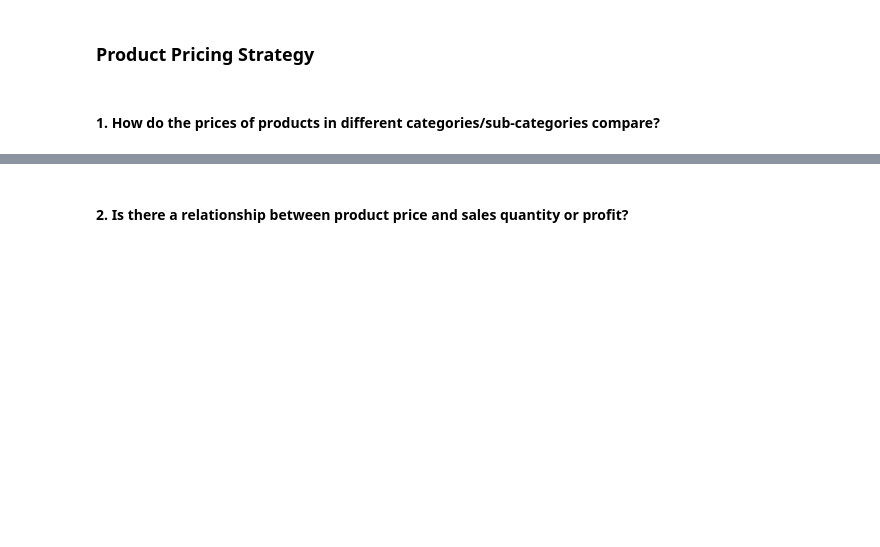
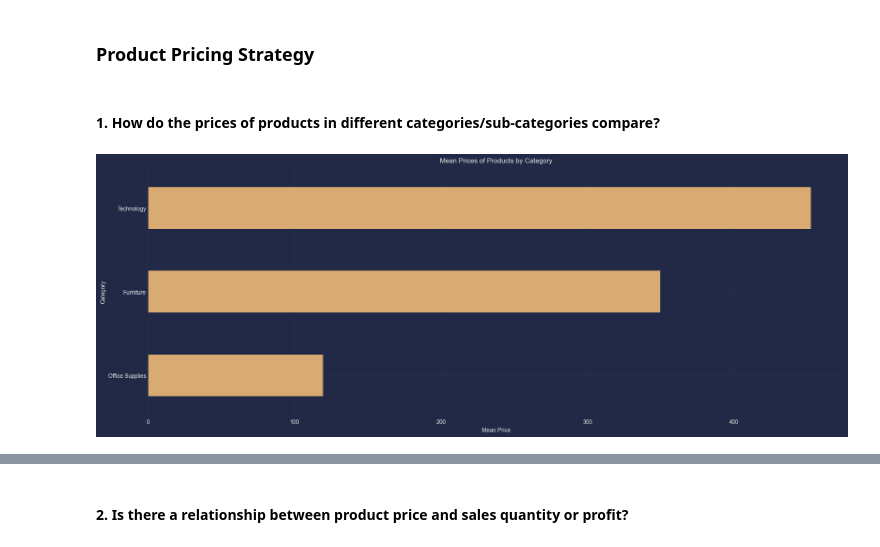
Before and after one commit to MahmoudNamNam/Data-Analysis-Projects, a Jupyter notebook: SuperStore/SuperStore.ipynb, the cells around one changed output, grey strips where cells are left out. Cells and saved outputs as stored; diff of their text form; code cells hidden in the pictures; blank space fills up the shorter version.

Commit message:
Product Pricing Strategy

```diff
--- a/SuperStore/SuperStore.ipynb
+++ b/SuperStore/SuperStore.ipynb
@@ -1470,3 +1472,15 @@ plt.show()
 ### Product Pricing Strategy
 # %% [markdown]
 #### 1. How do the prices of products in different categories/sub-categories compare?
+# %%
+mean_price_by_category = df.groupby('Category')['Sales'].mean().sort_values()
+
+
+mean_price_by_category.plot(kind='barh', color='#D9AA71')
+plt.title('Mean Prices of Products by Category')
+plt.xlabel('Mean Price')
+plt.ylabel('Category')
+plt.grid(True)
+plt.show()
+# %% [output]
+[figure, added]
```
Also changed, not shown: parts of 7 cells of this notebook.
